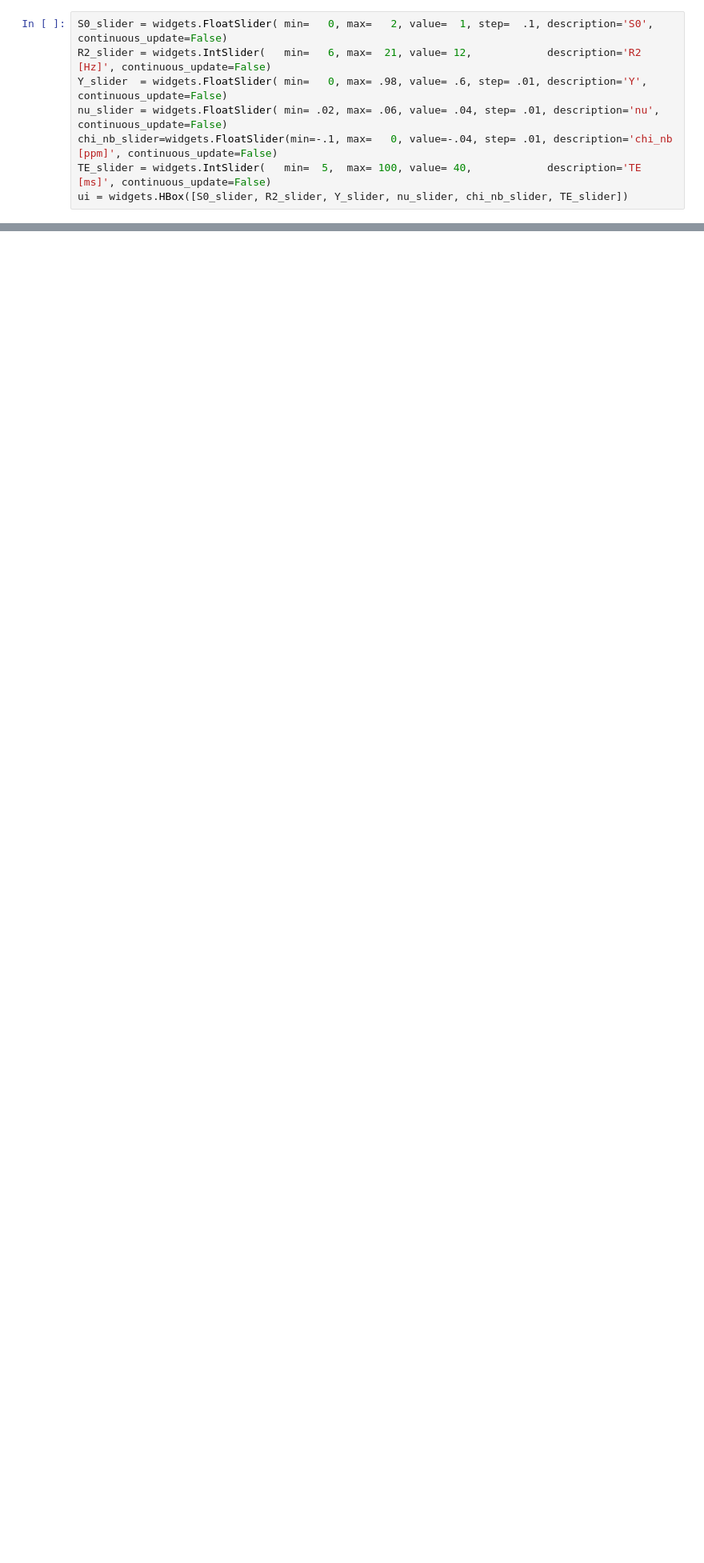
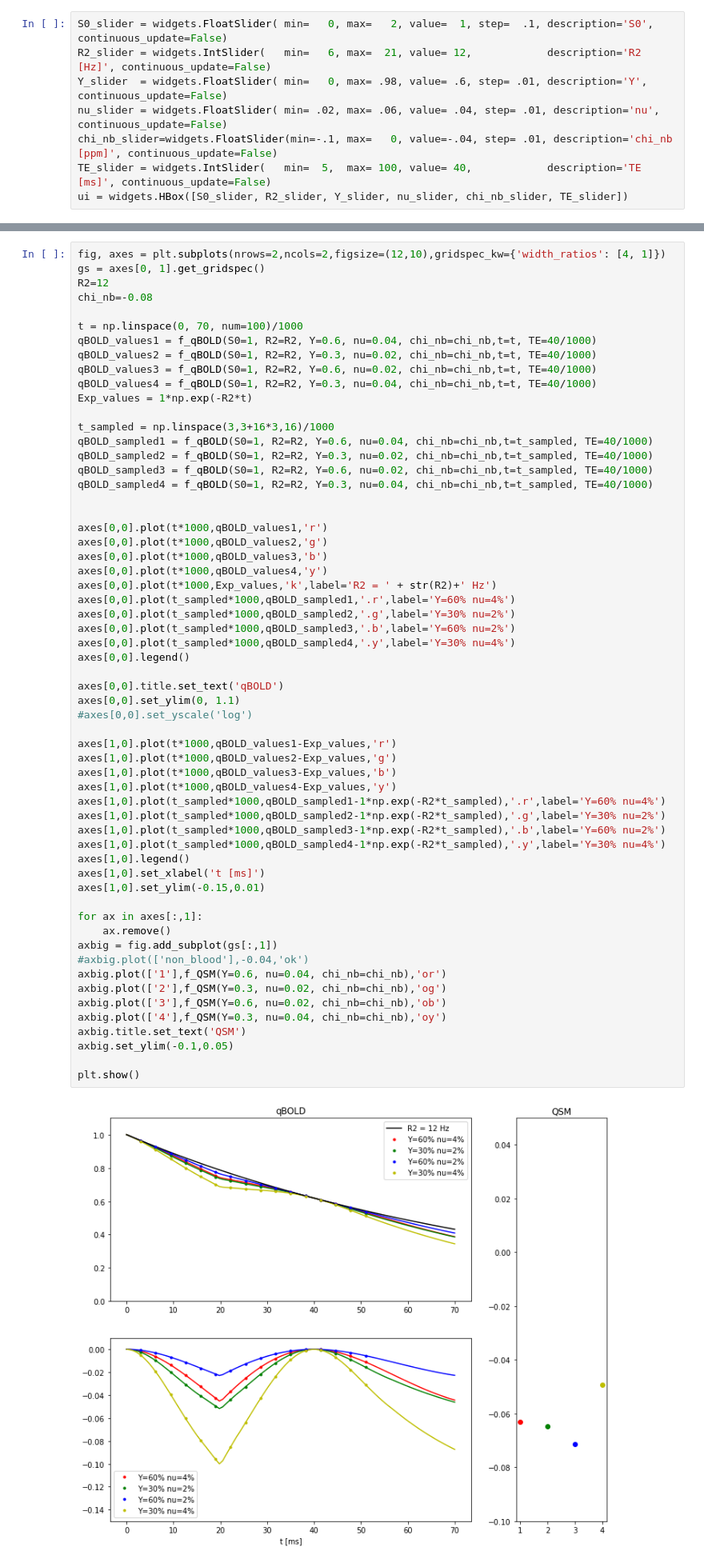
Before and after one commit to PatrickKinz/DeepLearning, a Jupyter notebook: QSM_qBOLD_function_visualized.ipynb, the cells around one changed output, grey strips where cells are left out. Shown at 80% size. Drawn from its saved outputs; the diff is of its cells as text; blank space fills up the shorter version.

```diff
--- a/QSM_qBOLD_function_visualized.ipynb
+++ b/QSM_qBOLD_function_visualized.ipynb
@@ -181,0 +236,61 @@ Next: Compare Y=0.6,nu=0.04 with Y=0.3, nu=0.02. They look very similar in shape
+# %%
+fig, axes = plt.subplots(nrows=2,ncols=2,figsize=(12,10),gridspec_kw={'width_ratios': [4, 1]})
+gs = axes[0, 1].get_gridspec()
+R2=12
+chi_nb=-0.08
+
+t = np.linspace(0, 70, num=100)/1000
+qBOLD_values1 = f_qBOLD(S0=1, R2=R2, Y=0.6, nu=0.04, chi_nb=chi_nb,t=t, TE=40/1000)
+qBOLD_values2 = f_qBOLD(S0=1, R2=R2, Y=0.3, nu=0.02, chi_nb=chi_nb,t=t, TE=40/1000)
+qBOLD_values3 = f_qBOLD(S0=1, R2=R2, Y=0.6, nu=0.02, chi_nb=chi_nb,t=t, TE=40/1000)
+qBOLD_values4 = f_qBOLD(S0=1, R2=R2, Y=0.3, nu=0.04, chi_nb=chi_nb,t=t, TE=40/1000)
+Exp_values = 1*np.exp(-R2*t)
+
+t_sampled = np.linspace(3,3+16*3,16)/1000
+qBOLD_sampled1 = f_qBOLD(S0=1, R2=R2, Y=0.6, nu=0.04, chi_nb=chi_nb,t=t_sampled, TE=40/1000)
+qBOLD_sampled2 = f_qBOLD(S0=1, R2=R2, Y=0.3, nu=0.02, chi_nb=chi_nb,t=t_sampled, TE=40/1000)
+qBOLD_sampled3 = f_qBOLD(S0=1, R2=R2, Y=0.6, nu=0.02, chi_nb=chi_nb,t=t_sampled, TE=40/1000)
+qBOLD_sampled4 = f_qBOLD(S0=1, R2=R2, Y=0.3, nu=0.04, chi_nb=chi_nb,t=t_sampled, TE=40/1000)
+
+
+axes[0,0].plot(t*1000,qBOLD_values1,'r')
+axes[0,0].plot(t*1000,qBOLD_values2,'g')
+axes[0,0].plot(t*1000,qBOLD_values3,'b')
+axes[0,0].plot(t*1000,qBOLD_values4,'y')
+axes[0,0].plot(t*1000,Exp_values,'k',label='R2 = ' + str(R2)+' Hz')
+axes[0,0].plot(t_sampled*1000,qBOLD_sampled1,'.r',label='Y=60% nu=4%')
+axes[0,0].plot(t_sampled*1000,qBOLD_sampled2,'.g',label='Y=30% nu=2%')
+axes[0,0].plot(t_sampled*1000,qBOLD_sampled3,'.b',label='Y=60% nu=2%')
+axes[0,0].plot(t_sampled*1000,qBOLD_sampled4,'.y',label='Y=30% nu=4%')
+axes[0,0].legend()
+
+axes[0,0].title.set_text('qBOLD')
+axes[0,0].set_ylim(0, 1.1)
+#axes[0,0].set_yscale('log')
+
+axes[1,0].plot(t*1000,qBOLD_values1-Exp_values,'r')
+axes[1,0].plot(t*1000,qBOLD_values2-Exp_values,'g')
+axes[1,0].plot(t*1000,qBOLD_values3-Exp_values,'b')
+axes[1,0].plot(t*1000,qBOLD_values4-Exp_values,'y')
+axes[1,0].plot(t_sampled*1000,qBOLD_sampled1-1*np.exp(-R2*t_sampled),'.r',label='Y=60% nu=4%')
+axes[1,0].plot(t_sampled*1000,qBOLD_sampled2-1*np.exp(-R2*t_sampled),'.g',label='Y=30% nu=2%')
+axes[1,0].plot(t_sampled*1000,qBOLD_sampled3-1*np.exp(-R2*t_sampled),'.b',label='Y=60% nu=2%')
+axes[1,0].plot(t_sampled*1000,qBOLD_sampled4-1*np.exp(-R2*t_sampled),'.y',label='Y=30% nu=4%')
+axes[1,0].legend()
+axes[1,0].set_xlabel('t [ms]')
+axes[1,0].set_ylim(-0.15,0.01)
+
+for ax in axes[:,1]:
+    ax.remove()
+axbig = fig.add_subplot(gs[:,1])
+#axbig.plot(['non_blood'],-0.04,'ok')
+axbig.plot(['1'],f_QSM(Y=0.6, nu=0.04, chi_nb=chi_nb),'or')
+axbig.plot(['2'],f_QSM(Y=0.3, nu=0.02, chi_nb=chi_nb),'og')
+axbig.plot(['3'],f_QSM(Y=0.6, nu=0.02, chi_nb=chi_nb),'ob')
+axbig.plot(['4'],f_QSM(Y=0.3, nu=0.04, chi_nb=chi_nb),'oy')
+axbig.title.set_text('QSM')
+axbig.set_ylim(-0.1,0.05)
+
+plt.show()
+# %% [output]
+[figure, added]
```
Also changed, not shown: parts of 10 cells of this notebook.
